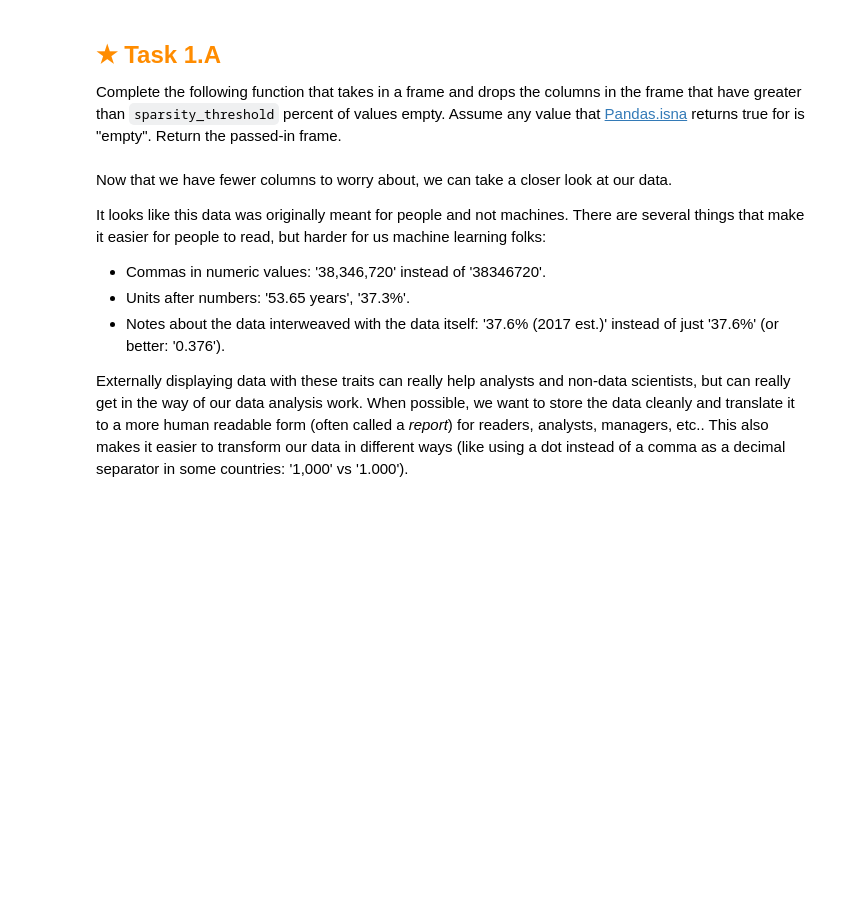
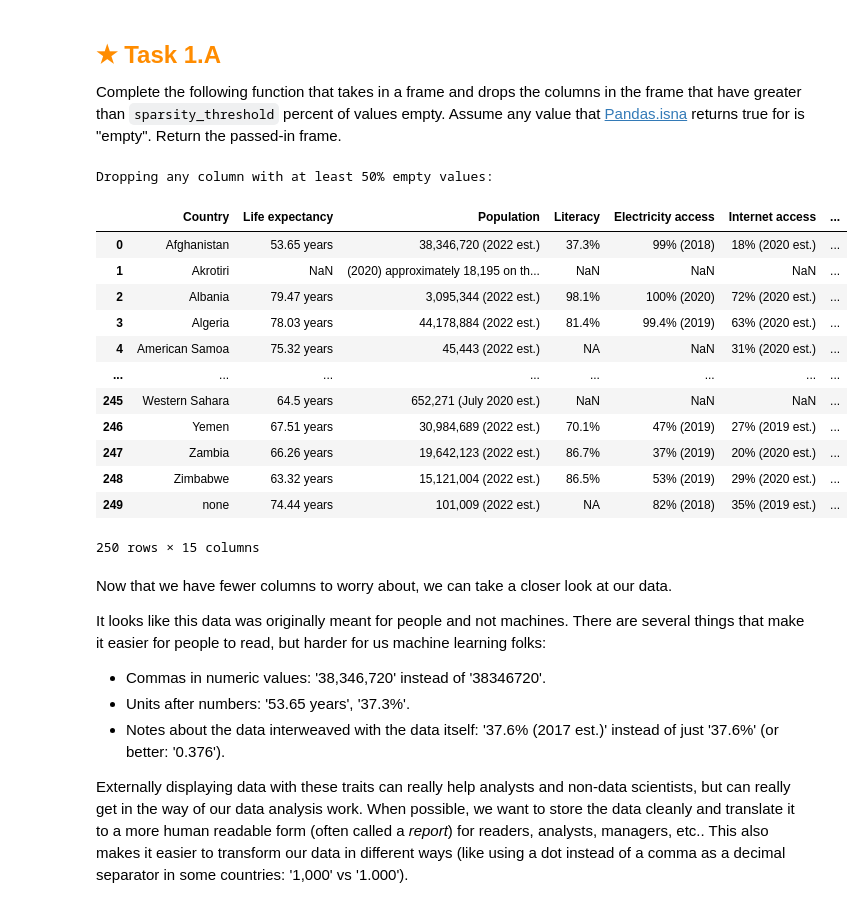
Before and after one commit to songzhiyuan98/use-40-HO3, a Jupyter notebook: assignment.ipynb, the cells around one changed output. Drawn from its saved outputs; the diff is of its cells as text; code cells hidden in the pictures; blank space fills up the shorter version.

```diff
--- a/assignment.ipynb
+++ b/assignment.ipynb
@@ -93,10 +134,35 @@ Assume any value that [Pandas.isna](https://pandas.pydata.org/pandas-docs/stable
 Return the passed-in frame.
 # %%
 def drop_sparse_columns(frame, sparsity_threshold):
-    return NotImplemented
+    # get the percentage of empty each column
+    sparsity_ratio = frame.isna().mean()
+
+    # columns to drop
+    columns_to_drop = sparsity_ratio[sparsity_ratio > sparsity_threshold].index
+
+    # drop the columns in dataframe
+    frame.drop(columns = columns_to_drop, inplace = True)
+
+    # return modified frame
+    return frame
 
 print("Dropping any column with at least 50% empty values:")
 drop_sparse_columns(world_data, 0.50)
+# %% [output]
+Dropping any column with at least 50% empty values:
+|  | Country | Life expectancy | Population | Literacy | Electricity access | Internet access | ... |
+| 0 | Afghanistan | 53.65 years | 38,346,720 (2022 est.) | 37.3% | 99% (2018) | 18% (2020 est.) | ... |
+| 1 | Akrotiri | NaN | (2020) approximately 18,195 on th... | NaN | NaN | NaN | ... |
+| 2 | Albania | 79.47 years | 3,095,344 (2022 est.) | 98.1% | 100% (2020) | 72% (2020 est.) | ... |
+| 3 | Algeria | 78.03 years | 44,178,884 (2022 est.) | 81.4% | 99.4% (2019) | 63% (2020 est.) | ... |
+| 4 | American Samoa | 75.32 years | 45,443 (2022 est.) | NA | NaN | 31% (2020 est.) | ... |
+| ... | ... | ... | ... | ... | ... | ... | ... |
+| 245 | Western Sahara | 64.5 years | 652,271 (July 2020 est.) | NaN | NaN | NaN | ... |
+| 246 | Yemen | 67.51 years | 30,984,689 (2022 est.) | 70.1% | 47% (2019) | 27% (2019 est.) | ... |
+| 247 | Zambia | 66.26 years | 19,642,123 (2022 est.) | 86.7% | 37% (2019) | 20% (2020 est.) | ... |
+| 248 | Zimbabwe | 63.32 years | 15,121,004 (2022 est.) | 86.5% | 53% (2019) | 29% (2020 est.) | ... |
+| 249 | none | 74.44 years | 101,009 (2022 est.) | NA | 82% (2018) | 35% (2019 est.) | ... |
+250 rows × 15 columns
 # %% [markdown]
 Now that we have fewer columns to worry about,
 we can take a closer look at our data.
```
Also changed, not shown: parts of 16 cells of this notebook, 1 other file.
